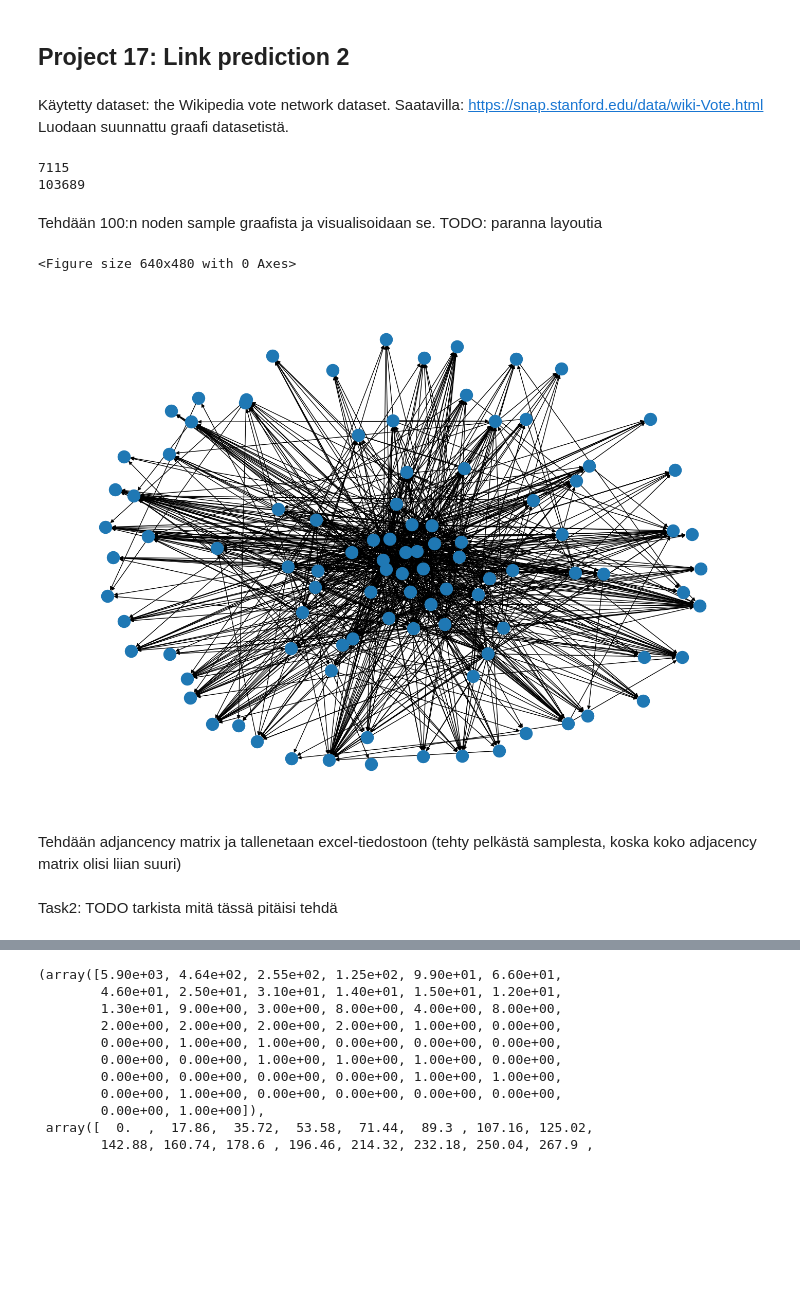
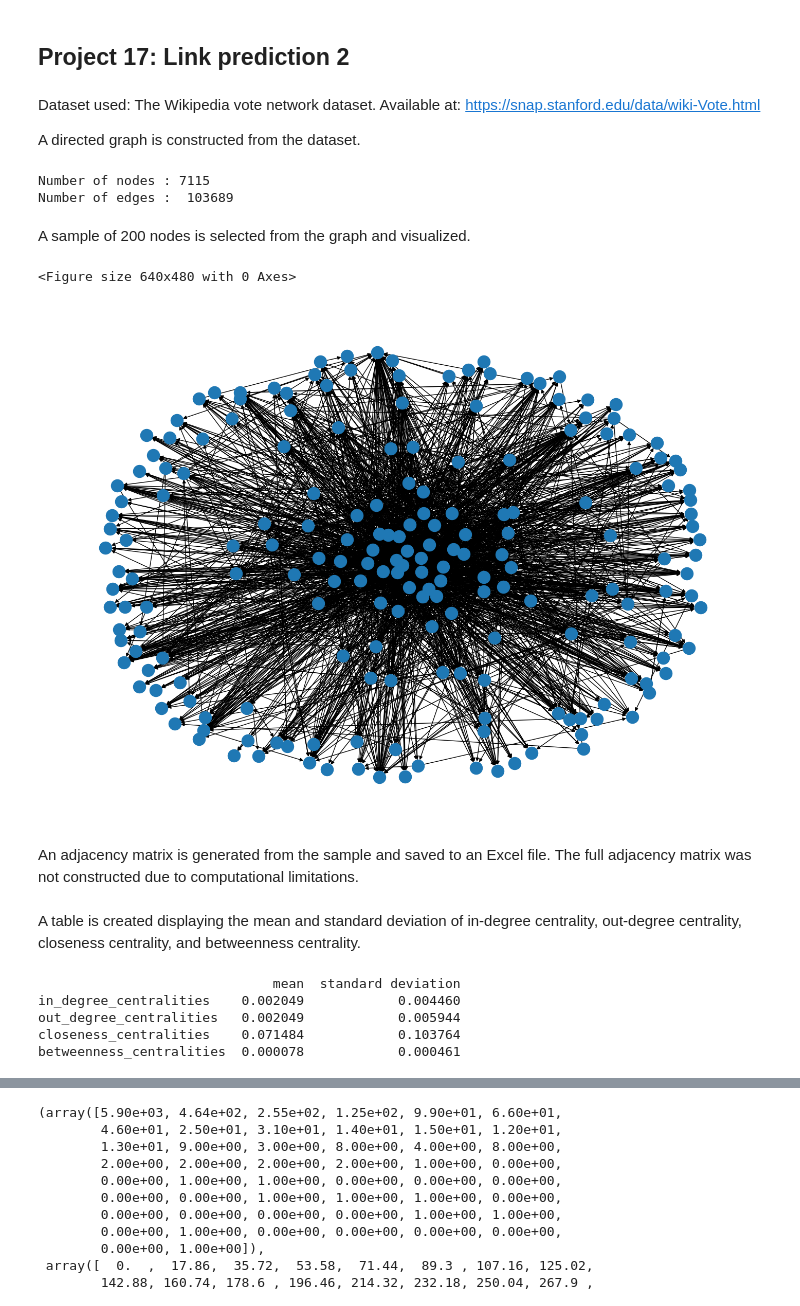
Before and after one commit to JereMakkonen/wikipedia-vote-link-prediction, a Jupyter notebook: project17.ipynb, the cells around one changed output, grey strips where cells are left out. Drawn from its saved outputs; the diff is of its cells as text; code cells hidden in the pictures; blank space fills up the shorter version.

Commit message:
Task 2 and 5 done. Task 6 in progress.

```diff
--- a/project17.ipynb
+++ b/project17.ipynb
@@ -8,8 +8,9 @@ import numpy as np
 from collections import Counter
 import powerlaw
 # %% [markdown]
-Käytetty dataset: the Wikipedia vote network dataset. Saatavilla: https://snap.stanford.edu/data/wiki-Vote.html
-Luodaan suunnattu graafi datasetistä.
+Dataset used: The Wikipedia vote network dataset. Available at: https://snap.stanford.edu/data/wiki-Vote.html
+
+A directed graph is constructed from the dataset.
 # %%
 G = nx.read_edgelist(
     "Wiki-Vote.txt",
@@ -18,33 +19,32 @@ G = nx.read_edgelist(
     create_using=nx.DiGraph()
 )
 
-print(nx.number_of_nodes(G))
-print(nx.number_of_edges(G))
+print("Number of nodes :", nx.number_of_nodes(G))
+print("Number of edges : ", nx.number_of_edges(G))
 # %% [output]
-7115
-103689
+Number of nodes : 7115
+Number of edges :  103689
 # %% [markdown]
-Tehdään 100:n noden sample graafista ja visualisoidaan se.
-TODO: paranna layoutia
+A sample of 200 nodes is selected from the graph and visualized.
 # %%
-sample = G.subgraph(list(G.nodes())[:100])
+sample = G.subgraph(list(G.nodes())[:200])
 
 plt.clf()
 pos = nx.spring_layout(sample, seed=42, k=1)
 plt.figure(figsize=(14, 10))
 nx.draw(sample, pos, with_labels=False)
 plt.show()
 # %% [output]
 <Figure size 640x480 with 0 Axes>
-[figure, old version]
+[figure, new version]
 # %% [markdown]
-Tehdään adjancency matrix ja tallenetaan excel-tiedostoon
-(tehty pelkästä samplesta, koska koko adjacency matrix olisi liian suuri)
+An adjacency matrix is generated from the sample and saved to an Excel file.
+The full adjacency matrix was not constructed due to computational limitations.
 # %%
 adjacency_matrix = nx.adjacency_matrix(sample)
 
 pandas_dataframe = pd.DataFrame(adjacency_matrix.toarray())
 pandas_dataframe.to_excel("adjacency_matrix.xlsx")
 # %% [markdown]
-Task2: TODO tarkista mitä tässä pitäisi tehdä
+A table is created displaying the mean and standard deviation of in-degree centrality, out-degree centrality, closeness centrality, and betweenness centrality.
 # %%
@@ -52 +55,21 @@ Task2: TODO tarkista mitä tässä pitäisi tehdä
+# %%
+table = pd.DataFrame({
+    "in_degree_centralities": list(in_degrees.values()),
+    "out_degree_centralities": list(out_degrees.values()),
+    "closeness_centralities": list(closeness_centrality.values()),
+    "betweenness_centralities": list(betweenness_centrality.values())
+    })
+
+mean_and_std = pd.DataFrame({
+    "mean": table.mean(),
+    "standard deviation": table.std()
+    })
+
+print(mean_and_std)
+# %% [output]
+                              mean  standard deviation
+in_degree_centralities    0.002049            0.004460
+out_degree_centralities   0.002049            0.005944
+closeness_centralities    0.071484            0.103764
+betweenness_centralities  0.000078            0.000461
 # %% [markdown]
```
Also changed, not shown: parts of 19 cells of this notebook.
